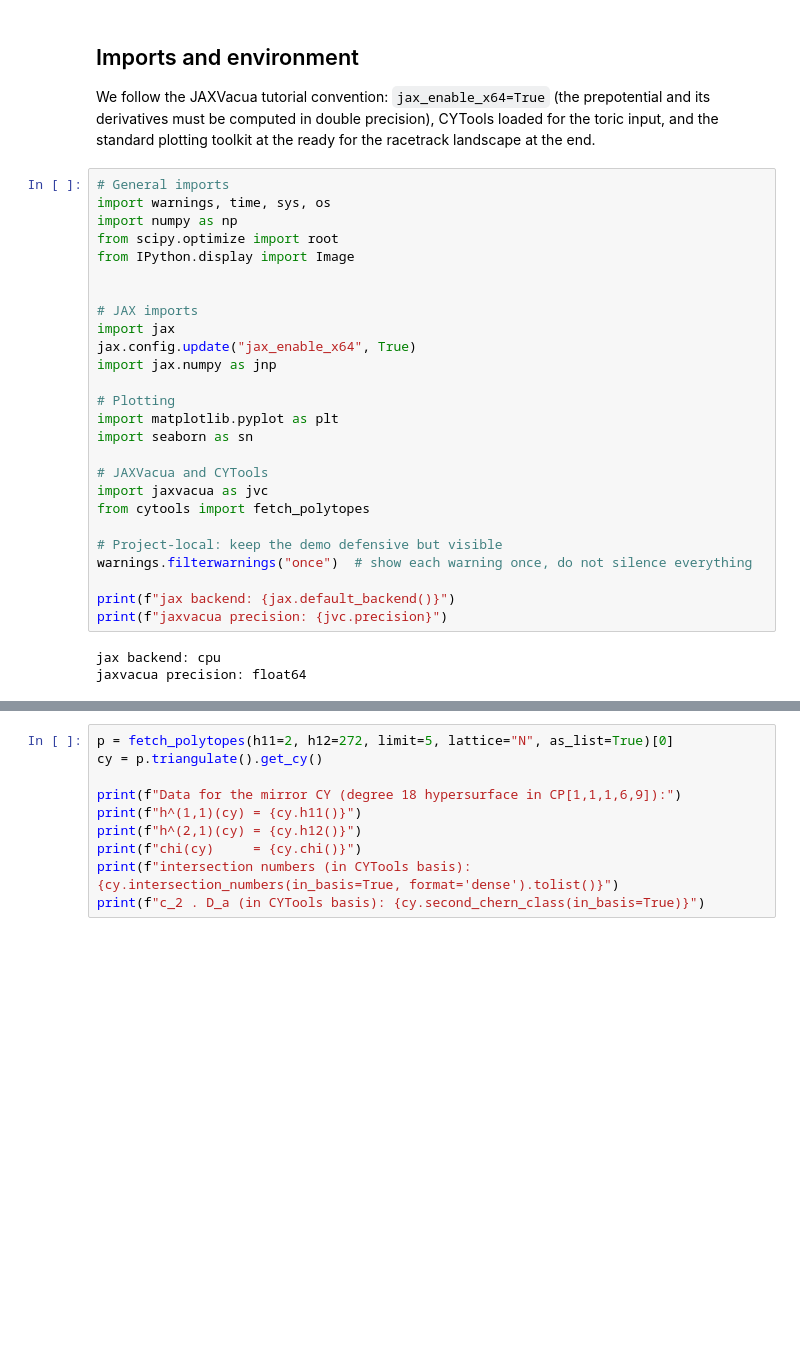
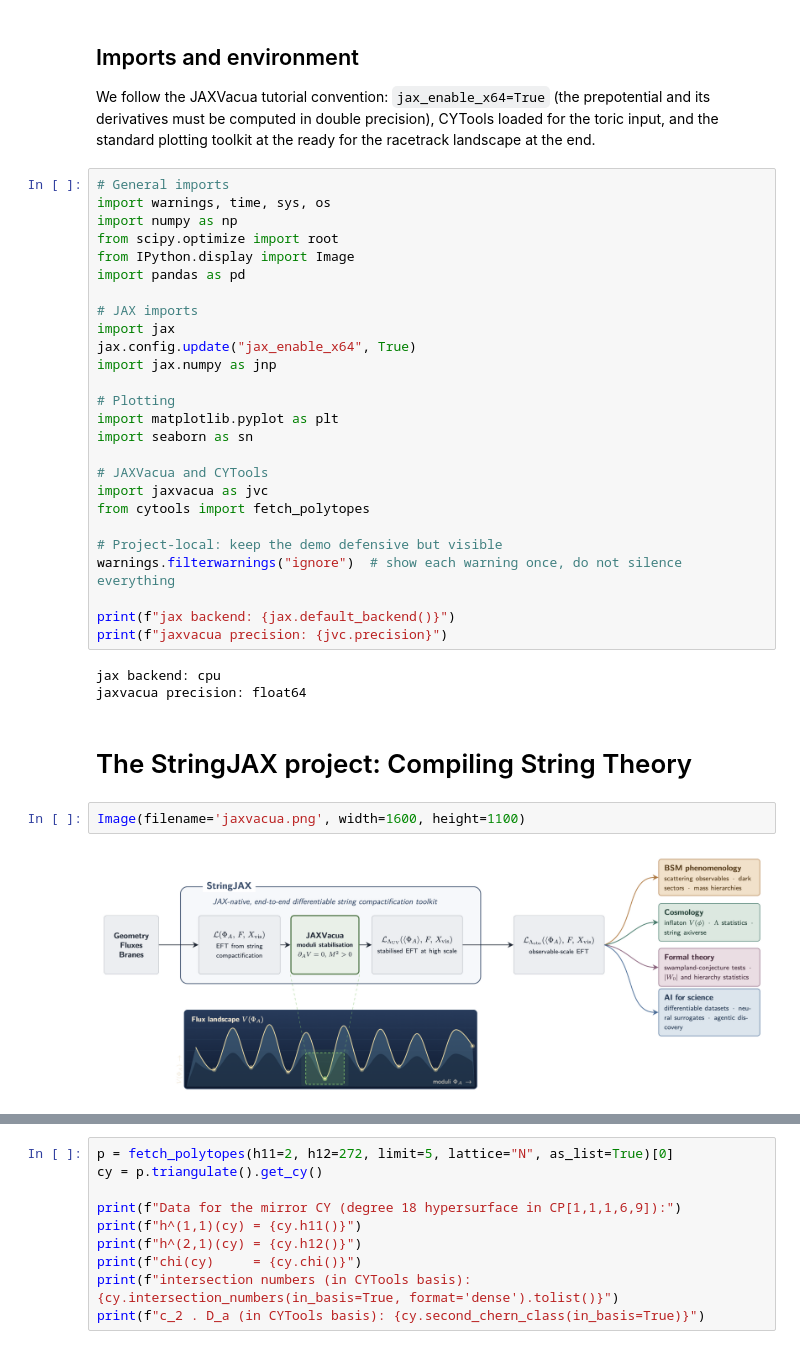
Before and after one commit to AndreasSchachner/unreasonable-torics, a Jupyter notebook: notebooks/jaxvacua_demo.ipynb, the cells around one changed output, grey strips where cells are left out. Saved outputs shown, nothing was run; the diff lists cells and outputs as text; blank space fills up the shorter version.

```diff
--- a/notebooks/jaxvacua_demo.ipynb
+++ b/notebooks/jaxvacua_demo.ipynb
@@ -28,7 +28,7 @@ import warnings, time, sys, os
 import numpy as np
 from scipy.optimize import root
 from IPython.display import Image
-
+import pandas as pd
 
 # JAX imports
 import jax
@@ -44,11 +44,17 @@ import jaxvacua as jvc
 from cytools import fetch_polytopes
 
 # Project-local: keep the demo defensive but visible
-warnings.filterwarnings("once")  # show each warning once, do not silence everything
+warnings.filterwarnings("ignore")  # show each warning once, do not silence everything
 
 print(f"jax backend: {jax.default_backend()}")
 print(f"jaxvacua precision: {jvc.precision}")
 # %% [output]
 jax backend: cpu
 jaxvacua precision: float64
+# %% [markdown]
+# The StringJAX project: Compiling String Theory
+# %%
+Image(filename='jaxvacua.png', width=1600, height=1100)
+# %% [output]
+[figure, added]
 # %% [markdown]
```
Also changed, not shown: parts of 13 cells of this notebook, 6 other files.
